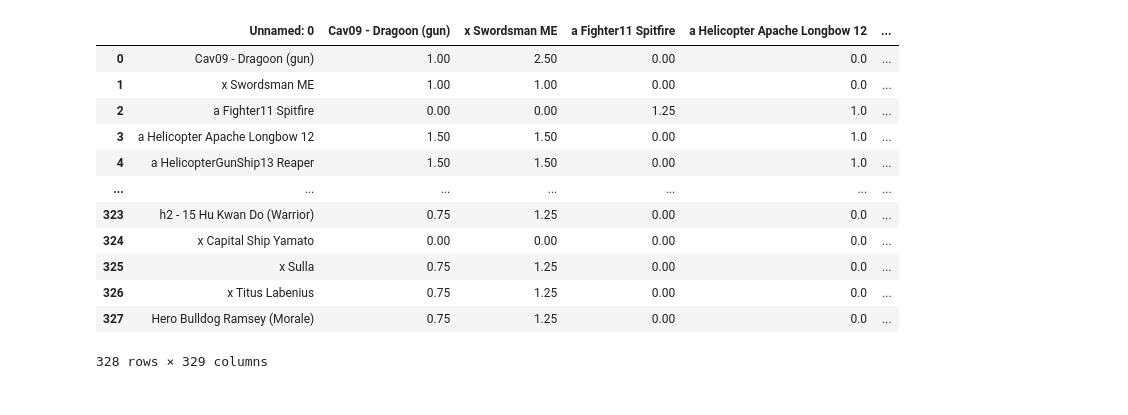
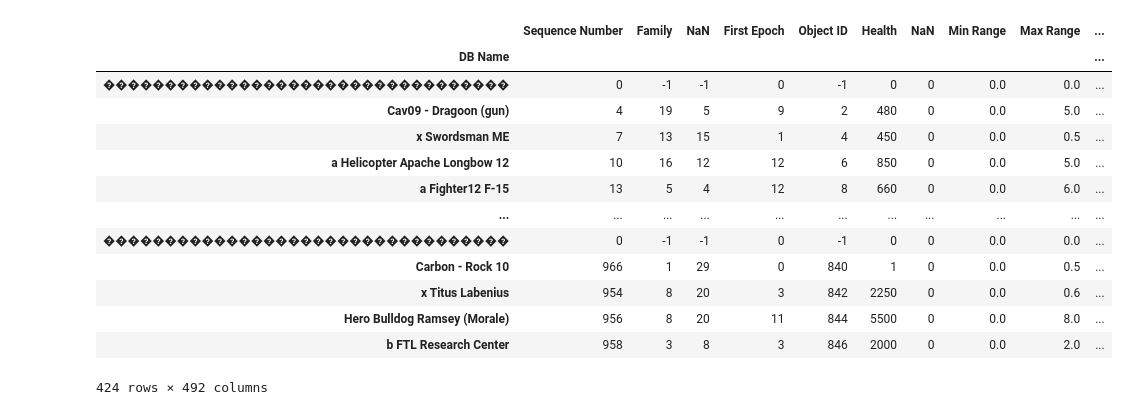
Before and after one commit to byrdie/empire_earth, a Jupyter notebook: empire_earth/unit_relationships.ipynb, the cells around one changed output. Saved outputs shown, nothing was run; the diff lists cells and outputs as text; code cells hidden in the pictures.

```diff
--- a/empire_earth/unit_relationships.ipynb
+++ b/empire_earth/unit_relationships.ipynb
@@ -59,16 +6,17 @@ empire_earth.databases.epoch_span()
-# %%
-empire_earth.databases.attack_multiplier()
-# %% [output]
-|  | Unnamed: 0 | Cav09 - Dragoon (gun) | x Swordsman ME | a Fighter11 Spitfire | a Helicopter Apache Longbow 12 | ... |
-| 0 | Cav09 - Dragoon (gun) | 1.00 | 2.50 | 0.00 | 0.0 | ... |
-| 1 | x Swordsman ME | 1.00 | 1.00 | 0.00 | 0.0 | ... |
-| 2 | a Fighter11 Spitfire | 0.00 | 0.00 | 1.25 | 1.0 | ... |
-| 3 | a Helicopter Apache Longbow 12 | 1.50 | 1.50 | 0.00 | 1.0 | ... |
-| 4 | a HelicopterGunShip13 Reaper | 1.50 | 1.50 | 0.00 | 1.0 | ... |
-| ... | ... | ... | ... | ... | ... | ... |
-| 323 | h2 - 15 Hu Kwan Do (Warrior) | 0.75 | 1.25 | 0.00 | 0.0 | ... |
-| 324 | x Capital Ship Yamato | 0.00 | 0.00 | 0.00 | 0.0 | ... |
-| 325 | x Sulla | 0.75 | 1.25 | 0.00 | 0.0 | ... |
-| 326 | x Titus Labenius | 0.75 | 1.25 | 0.00 | 0.0 | ... |
-| 327 | Hero Bulldog Ramsey (Morale) | 0.75 | 1.25 | 0.00 | 0.0 | ... |
-328 rows × 329 columns
+# %%
+empire_earth.units.dbobjects
+# %% [output]
+|  | Sequence Number | Family | NaN | First Epoch | Object ID | Health | NaN | Min Range | Max Range | ... |
+| DB Name |  |  |  |  |  |  |  |  |  | ... |
+| ��������������������������������� | 0 | -1 | -1 | 0 | -1 | 0 | 0 | 0.0 | 0.0 | ... |
+| Cav09 - Dragoon (gun) | 4 | 19 | 5 | 9 | 2 | 480 | 0 | 0.0 | 5.0 | ... |
+| x Swordsman ME | 7 | 13 | 15 | 1 | 4 | 450 | 0 | 0.0 | 0.5 | ... |
+| a Helicopter Apache Longbow 12 | 10 | 16 | 12 | 12 | 6 | 850 | 0 | 0.0 | 5.0 | ... |
+| a Fighter12 F-15 | 13 | 5 | 4 | 12 | 8 | 660 | 0 | 0.0 | 6.0 | ... |
+| ... | ... | ... | ... | ... | ... | ... | ... | ... | ... | ... |
+| ��������������������������������� | 0 | -1 | -1 | 0 | -1 | 0 | 0 | 0.0 | 0.0 | ... |
+| Carbon - Rock 10 | 966 | 1 | 29 | 0 | 840 | 1 | 0 | 0.0 | 0.5 | ... |
+| x Titus Labenius | 954 | 8 | 20 | 3 | 842 | 2250 | 0 | 0.0 | 0.6 | ... |
+| Hero Bulldog Ramsey (Morale) | 956 | 8 | 20 | 11 | 844 | 5500 | 0 | 0.0 | 8.0 | ... |
+| b FTL Research Center | 958 | 3 | 8 | 3 | 846 | 2000 | 0 | 0.0 | 2.0 | ... |
+424 rows × 492 columns
```
Also changed, not shown: parts of 9 cells of this notebook, 12 other files.
